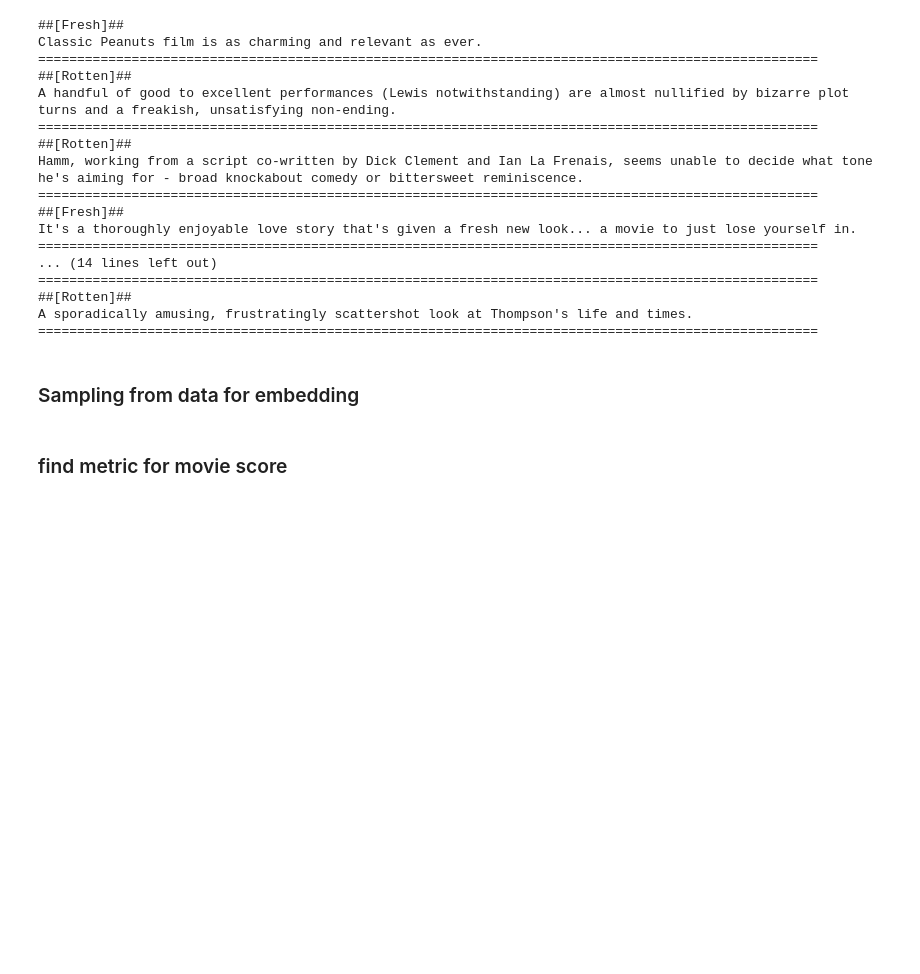
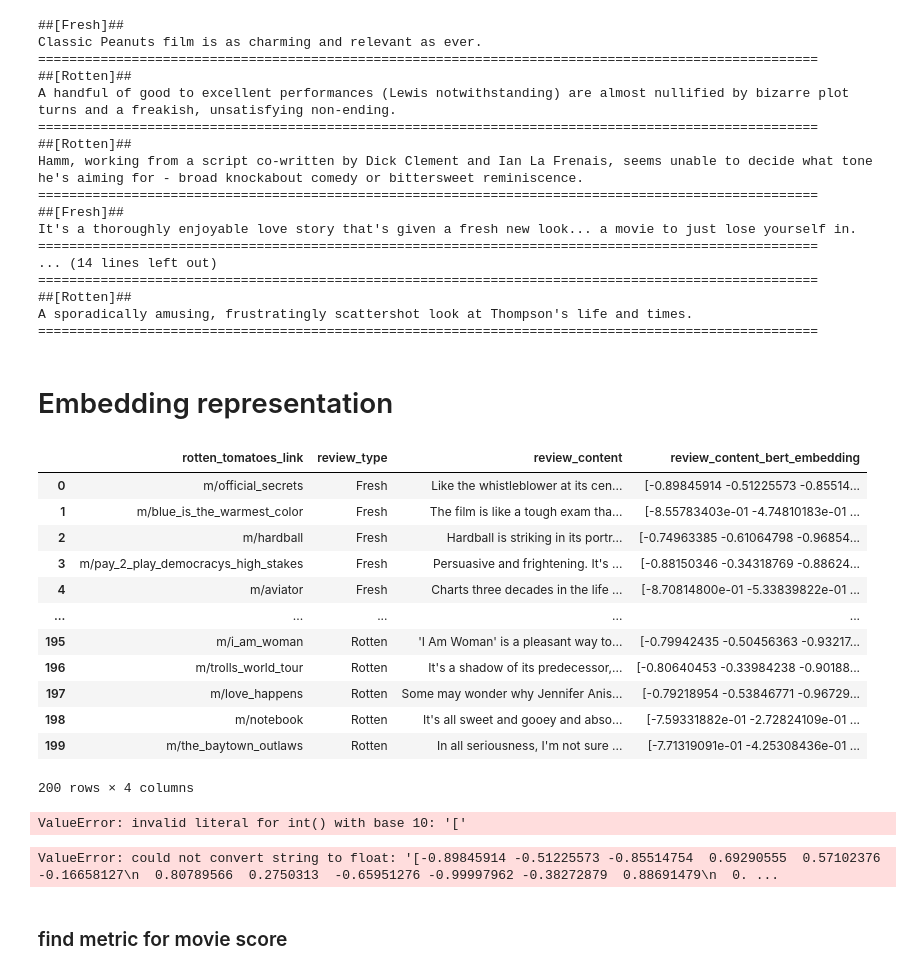
Before and after one commit to MMovasaghi/SentiMovie, a Jupyter notebook: code/data_preprocessing/preprocessing.ipynb, the cells around one changed output. Saved outputs shown, nothing was run; the diff lists cells and outputs as text; code cells hidden in the pictures; blank space fills up the shorter version.

```diff
--- a/code/data_preprocessing/preprocessing.ipynb
+++ b/code/data_preprocessing/preprocessing.ipynb
@@ -420,9 +161,36 @@ It's a thoroughly enjoyable love story that's given a fresh new look... a movie
 A sporadically amusing, frustratingly scattershot look at Thompson's life and times.
 ====================================================================================================
 # %% [markdown]
-### Sampling from data for embedding
+# Embedding representation
 # %%
 fresh_sample = data[data['review_type'] == 'Fresh'].sample(100)
 rotten_sample = data[data['review_type'] == 'Rotten'].sample(100)
 fresh_sample.to_csv("./../../data/fresh_sample.csv", index=False)
 rotten_sample.to_csv("./../../data/rotten_sample.csv", index=False)
+# %%
+fresh_em = pd.read_csv("./../../data/fresh_sample_embedding.csv")
+fresh_em.drop(fresh_em.columns[0], axis=1, inplace=True)
+rotten_em = pd.read_csv("./../../data/rotten_sample_embedding.csv")
+rotten_em.drop(rotten_em.columns[0], axis=1, inplace=True)
+df_em = pd.concat([fresh_em, rotten_em])
+df_em.reset_index(inplace=True)
+df_em.drop('index', axis=1, inplace=True)
+df_em
+# %% [output]
+|  | rotten_tomatoes_link | review_type | review_content | review_content_bert_embedding |
+| 0 | m/official_secrets | Fresh | Like the whistleblower at its cen... | [-0.89845914 -0.51225573 -0.85514... |
+| 1 | m/blue_is_the_warmest_color | Fresh | The film is like a tough exam tha... | [-8.55783403e-01 -4.74810183e-01 ... |
+| 2 | m/hardball | Fresh | Hardball is striking in its portr... | [-0.74963385 -0.61064798 -0.96854... |
+| 3 | m/pay_2_play_democracys_high_stakes | Fresh | Persuasive and frightening. It's ... | [-0.88150346 -0.34318769 -0.88624... |
+| 4 | m/aviator | Fresh | Charts three decades in the life ... | [-8.70814800e-01 -5.33839822e-01 ... |
+| ... | ... | ... | ... | ... |
+| 195 | m/i_am_woman | Rotten | 'I Am Woman' is a pleasant way to... | [-0.79942435 -0.50456363 -0.93217... |
+| 196 | m/trolls_world_tour | Rotten | It's a shadow of its predecessor,... | [-0.80640453 -0.33984238 -0.90188... |
+| 197 | m/love_happens | Rotten | Some may wonder why Jennifer Anis... | [-0.79218954 -0.53846771 -0.96729... |
+| 198 | m/notebook | Rotten | It's all sweet and gooey and abso... | [-7.59331882e-01 -2.72824109e-01 ... |
+| 199 | m/the_baytown_outlaws | Rotten | In all seriousness, I'm not sure ... | [-7.71319091e-01 -4.25308436e-01 ... |
+200 rows × 4 columns
+# %%
+list(map(int, df_em['review_content_bert_embedding'][0]))
+# %% [output]
+ValueError: invalid literal for int() with base 10: '['
@@ -429,3 +219,16 @@ rotten_sample.to_csv("./../../data/rotten_sample.csv", index=False)
+# %%
+X_embedded_tsne = TSNE(n_components=2,
+                  learning_rate='auto',
+                  init='random',
+                  random_state=42,
+                  perplexity=3).fit_transform(df_em['review_content_bert_embedding'])
+
+X_embedded_umap = umap.UMAP(n_components=2,
+                            random_state=42).fit_transform(data['review_content_bert_embedding'])
+
+X_embedded_tsne.shape, X_embedded_umap.shape
+# %% [output]
+ValueError: could not convert string to float: '[-0.89845914 -0.51225573 -0.85514754  0.69290555  0.57102376 -0.16658127\n  0.80789566  0.2750313  -0.65951276 -0.99997962 -0.38272879  0.88691479\n  0. ...
 # %% [markdown]
 ### find metric for movie score
 # %%
```
Also changed, not shown: parts of 9 cells of this notebook, 3 other files.
